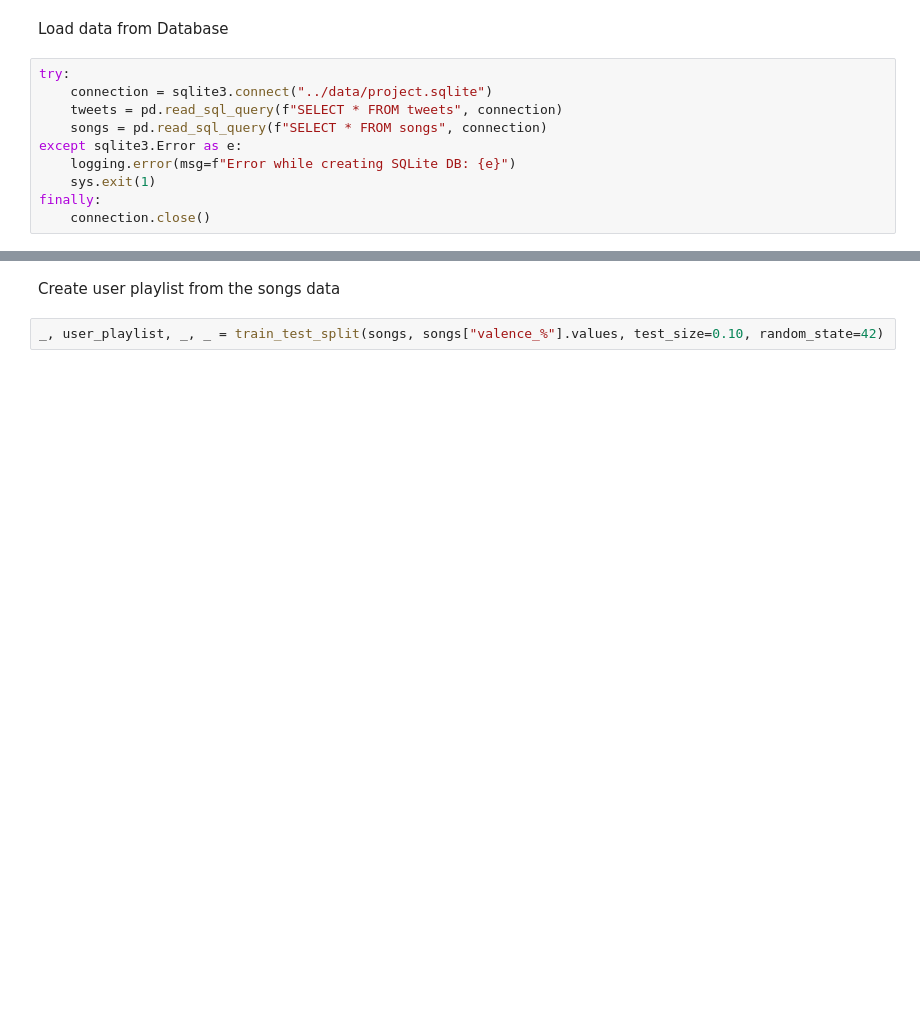
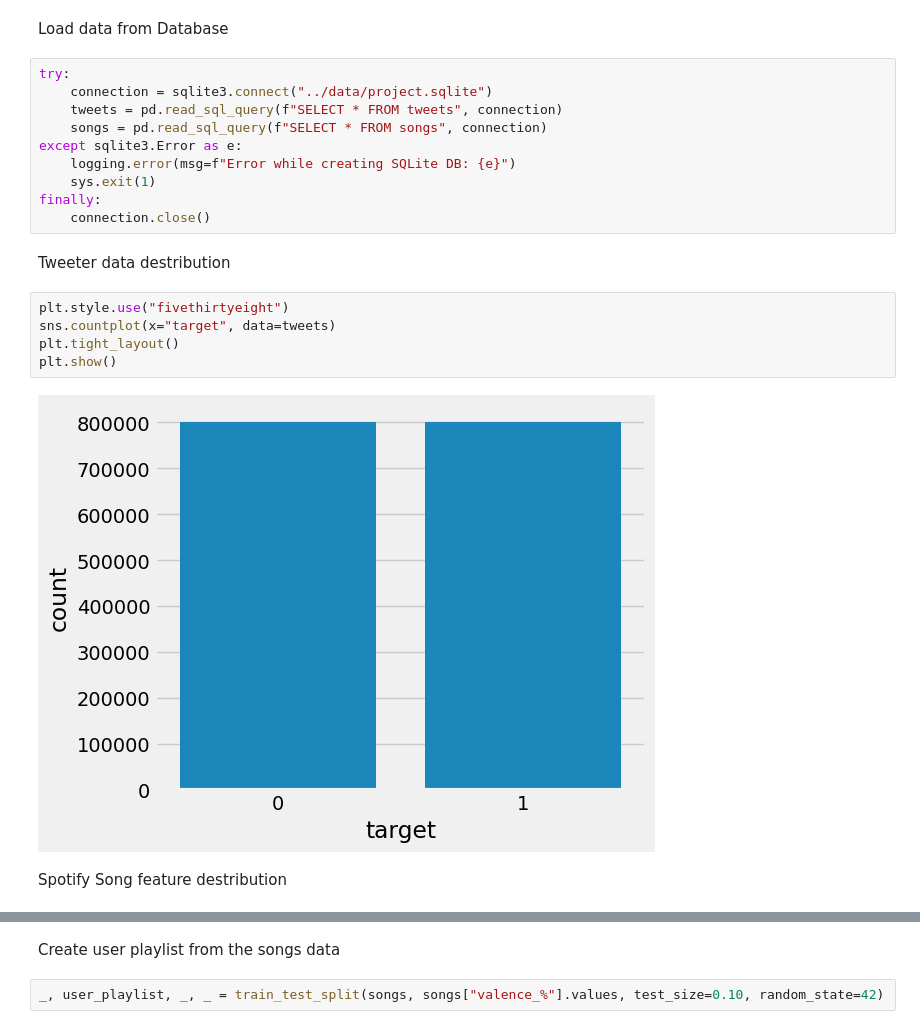
Before and after one commit to prantoamt/Sentiment-Driven-Spotify-Music-Recommendation, a Jupyter notebook: project/data-exploration.ipynb, the cells around one changed output, grey strips where cells are left out. Saved outputs shown, nothing was run; the diff lists cells and outputs as text; blank space fills up the shorter version.

```diff
--- a/project/data-exploration.ipynb
+++ b/project/data-exploration.ipynb
@@ -24,6 +24,17 @@ except sqlite3.Error as e:
     sys.exit(1)
 finally:
     connection.close()
+# %% [markdown]
+Tweeter data destribution
+# %%
+plt.style.use("fivethirtyeight")
+sns.countplot(x="target", data=tweets)
+plt.tight_layout()
+plt.show()
+# %% [output]
+[figure, added]
+# %% [markdown]
+Spotify Song feature destribution
 # %%
 plt.style.use("fivethirtyeight")
 
```
Also changed, not shown: parts of 1 cell of this notebook, 2 other files.
